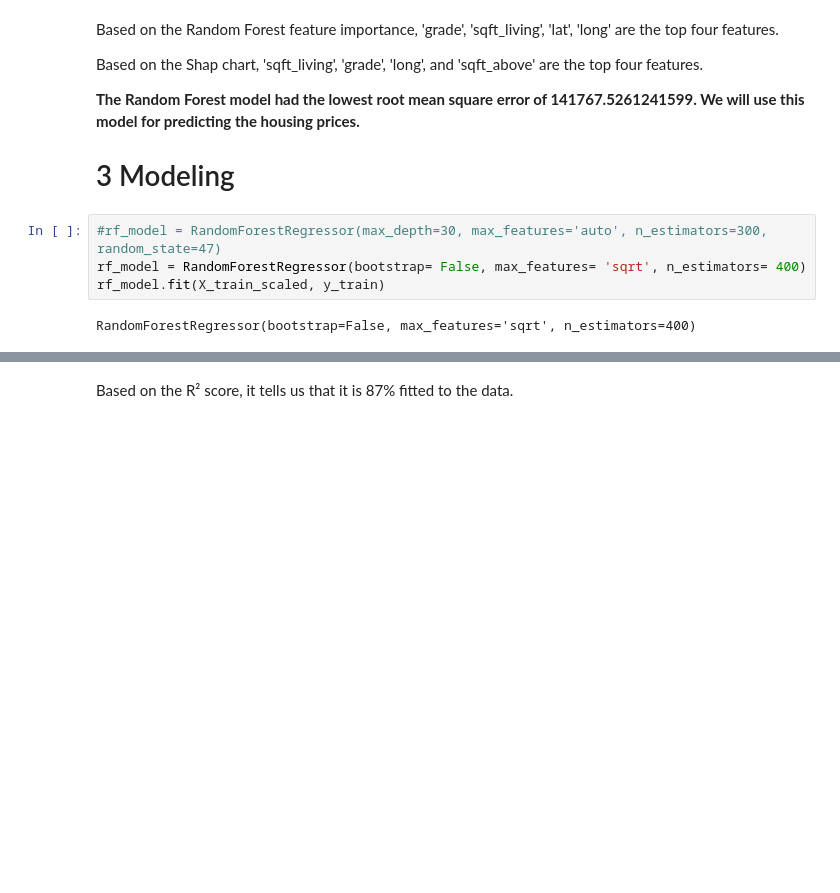
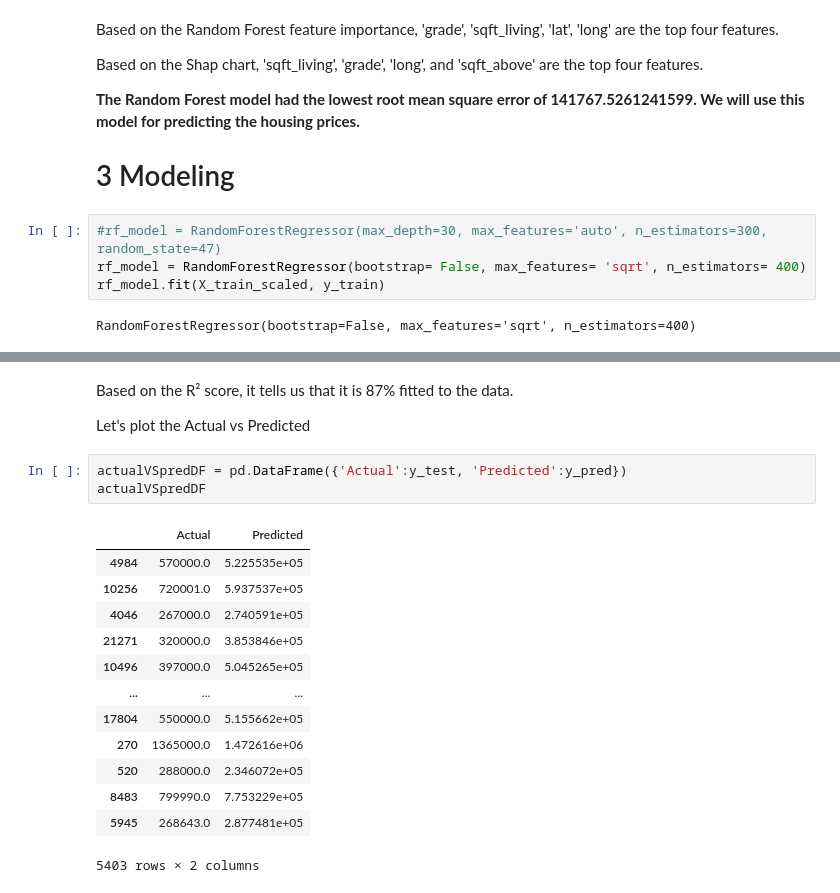
Before and after one commit to KierraDangerfield/Springboard, a Jupyter notebook: Capstone 2 Modeling/Capstone 2 Modeling Housing Price.ipynb, the cells around one changed output, grey strips where cells are left out. Cells and saved outputs as stored; diff of their text form; blank space fills up the shorter version.

```diff
--- a/Capstone 2 Modeling/Capstone 2 Modeling Housing Price.ipynb
+++ b/Capstone 2 Modeling/Capstone 2 Modeling Housing Price.ipynb
@@ -604,2 +604,21 @@ r2_score(y_test, prediction)
 # %% [markdown]
 Based on the R² score, it tells us that it is 87% fitted to the data.
+
+Let's plot the Actual vs Predicted
+# %%
+actualVSpredDF = pd.DataFrame({'Actual':y_test, 'Predicted':y_pred})
+actualVSpredDF
+# %% [output]
+|  | Actual | Predicted |
+| 4984 | 570000.0 | 5.225535e+05 |
+| 10256 | 720001.0 | 5.937537e+05 |
+| 4046 | 267000.0 | 2.740591e+05 |
+| 21271 | 320000.0 | 3.853846e+05 |
+| 10496 | 397000.0 | 5.045265e+05 |
+| ... | ... | ... |
+| 17804 | 550000.0 | 5.155662e+05 |
+| 270 | 1365000.0 | 1.472616e+06 |
+| 520 | 288000.0 | 2.346072e+05 |
+| 8483 | 799990.0 | 7.753229e+05 |
+| 5945 | 268643.0 | 2.877481e+05 |
+5403 rows × 2 columns
```
Also changed, not shown: parts of 7 cells of this notebook.
